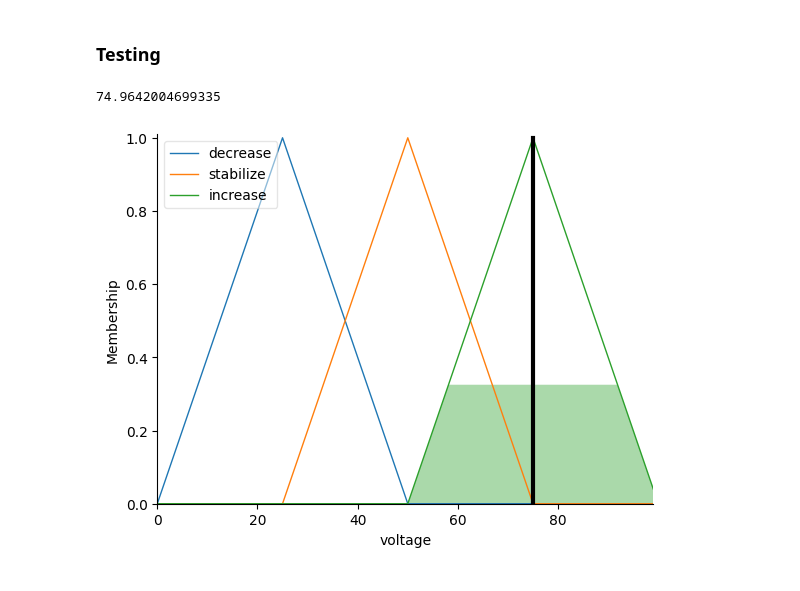
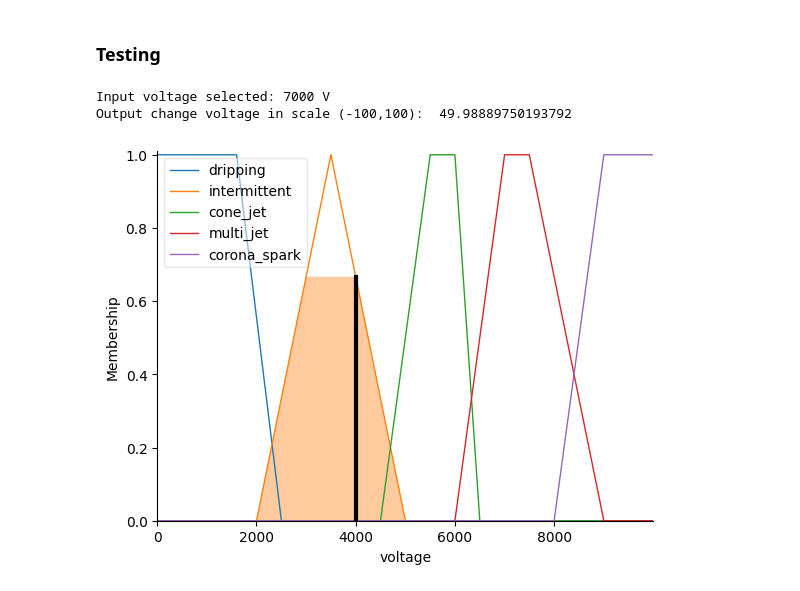
Before and after one commit to kgmuzungu/EHDA_library, a Jupyter notebook: data_analysis/fuzzy.ipynb, the cells around one changed output. Drawn from its saved outputs; the diff is of its cells as text; code cells hidden in the pictures.

```diff
--- a/data_analysis/fuzzy.ipynb
+++ b/data_analysis/fuzzy.ipynb
@@ -132,14 +138,16 @@ voltage_ctrl = ctrl.ControlSystem([rule1, rule2, rule3, rule4, rule5])
 PS_voltage = ctrl.ControlSystemSimulation(voltage_ctrl)
 # %% [markdown]
 ### Testing
-# %%
-
-PS_voltage.input['state'] = 5000
-
-PS_voltage.compute()
-
-print (PS_voltage.output['voltage'])
-voltage.view(sim=PS_voltage)
-# %% [output]
-74.9642004699335
-[figure, removed]
+# %%
+
+PS_voltage.input['voltage'] = 4000
+
+PS_voltage.compute()
+
+voltage.view(sim=PS_voltage)
+print("Input voltage selected: 7000 V")
+print ("Output change voltage in scale (-100,100): ", PS_voltage.output['output'])
+# %% [output]
+Input voltage selected: 7000 V
+Output change voltage in scale (-100,100):  49.98889750193792
+[figure, added]
```
Also changed, not shown: parts of 6 cells of this notebook, 33 other files.
